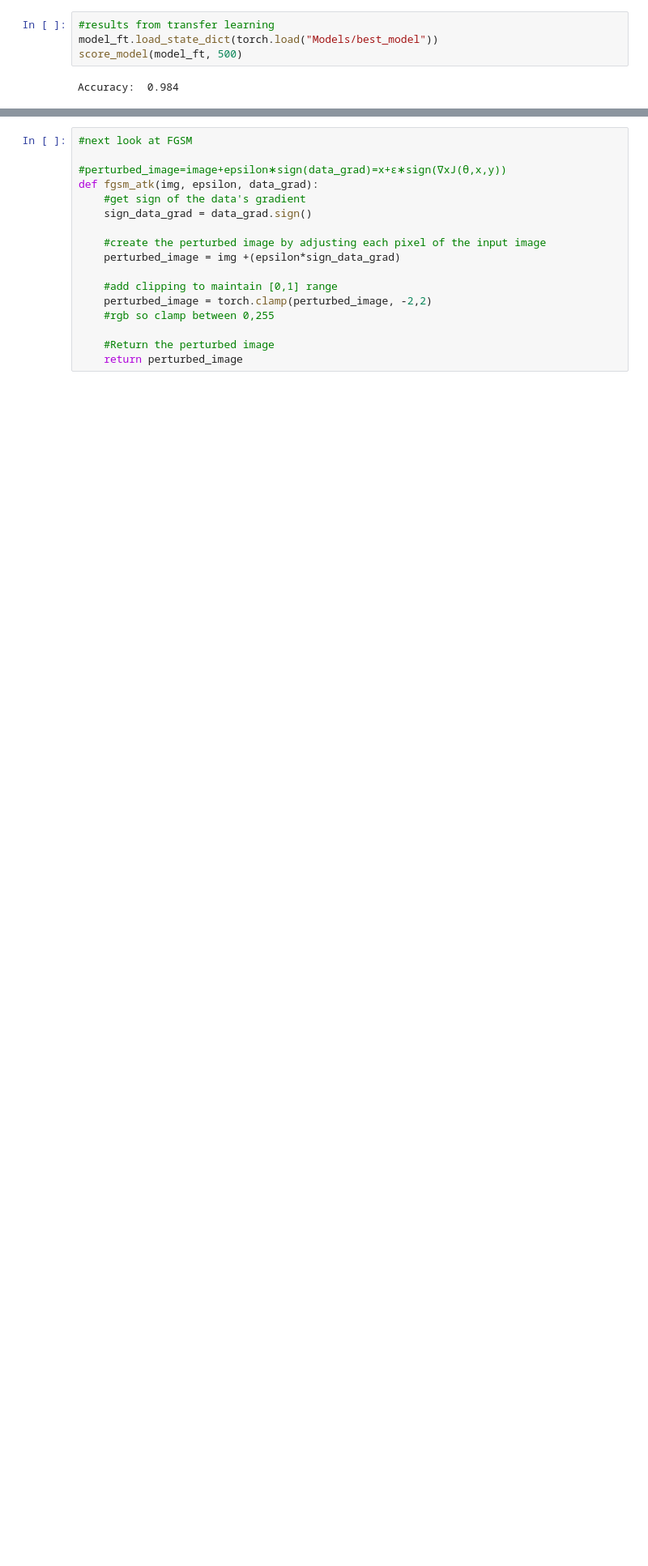
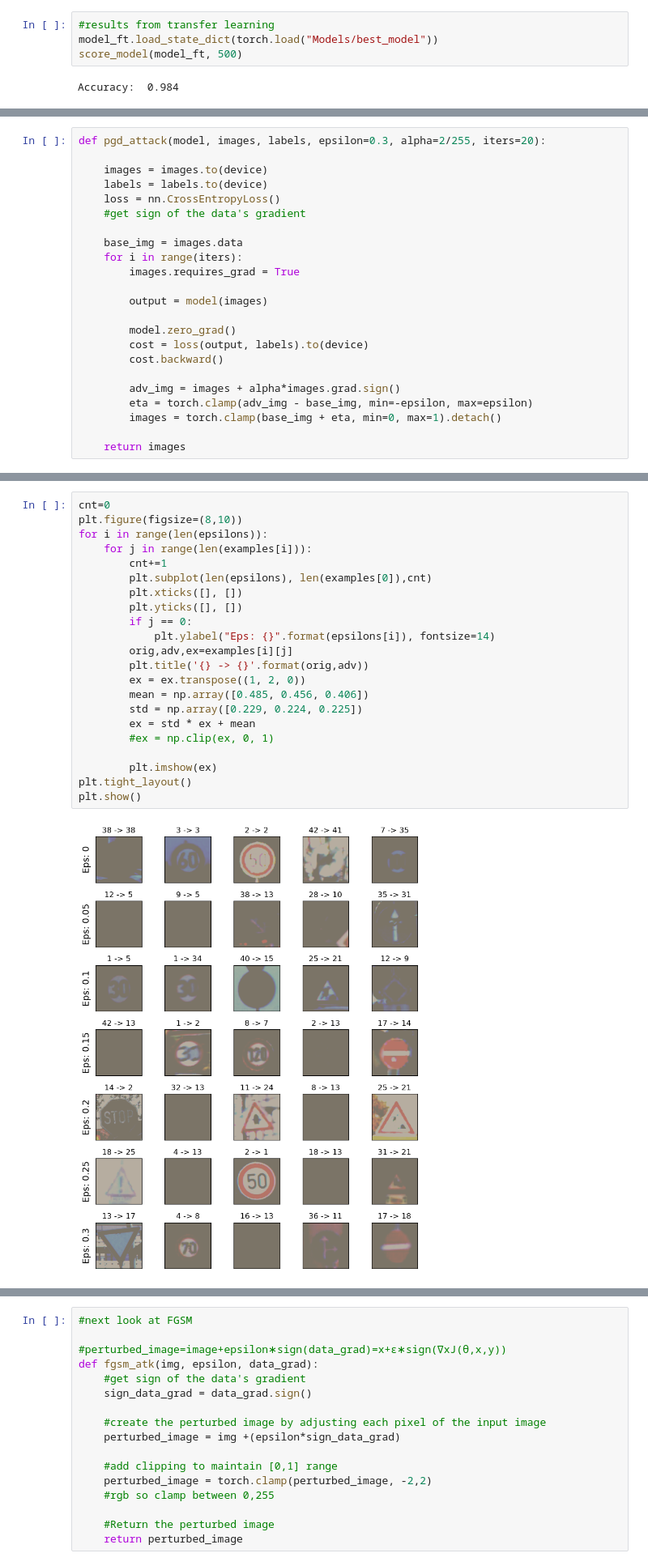
Before and after one commit to Tobstab/Adversarial_System, a Jupyter notebook: final-year-project-v1.ipynb, the cells around one changed output, grey strips where cells are left out. Shown at 81% size. Cells and saved outputs as stored; diff of their text form; blank space fills up the shorter version.

```diff
--- a/final-year-project-v1.ipynb
+++ b/final-year-project-v1.ipynb
@@ -321,0 +332,23 @@ Accuracy:  0.984
+# %%
+def pgd_attack(model, images, labels, epsilon=0.3, alpha=2/255, iters=20):
+
+    images = images.to(device)
+    labels = labels.to(device)
+    loss = nn.CrossEntropyLoss()
+    #get sign of the data's gradient
+
+    base_img = images.data
+    for i in range(iters):
+        images.requires_grad = True
+
+        output = model(images)
+
+        model.zero_grad()
+        cost = loss(output, labels).to(device)
+        cost.backward()
+
+        adv_img = images + alpha*images.grad.sign()
+        eta = torch.clamp(adv_img - base_img, min=-epsilon, max=epsilon)
+        images = torch.clamp(base_img + eta, min=0, max=1).detach()
+
+    return images
@@ -321,0 +432,24 @@ Accuracy:  0.984
+# %%
+cnt=0
+plt.figure(figsize=(8,10))
+for i in range(len(epsilons)):
+    for j in range(len(examples[i])):
+        cnt+=1
+        plt.subplot(len(epsilons), len(examples[0]),cnt)
+        plt.xticks([], [])
+        plt.yticks([], [])
+        if j == 0:
+            plt.ylabel("Eps: {}".format(epsilons[i]), fontsize=14)
+        orig,adv,ex=examples[i][j]
+        plt.title('{} -> {}'.format(orig,adv))
+        ex = ex.transpose((1, 2, 0))
+        mean = np.array([0.485, 0.456, 0.406])
+        std = np.array([0.229, 0.224, 0.225])
+        ex = std * ex + mean
+        #ex = np.clip(ex, 0, 1)
+
+        plt.imshow(ex)
+plt.tight_layout()
+plt.show()
+# %% [output]
+[figure, added]
```
Also changed, not shown: parts of 16 cells of this notebook.
